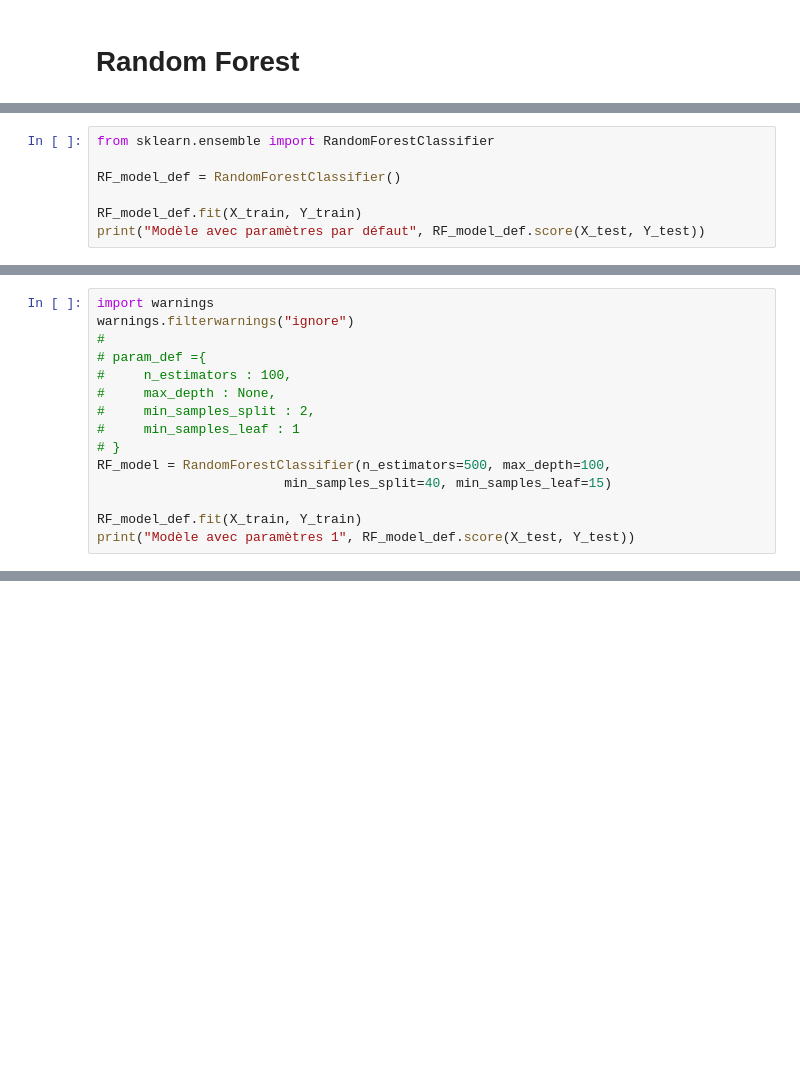
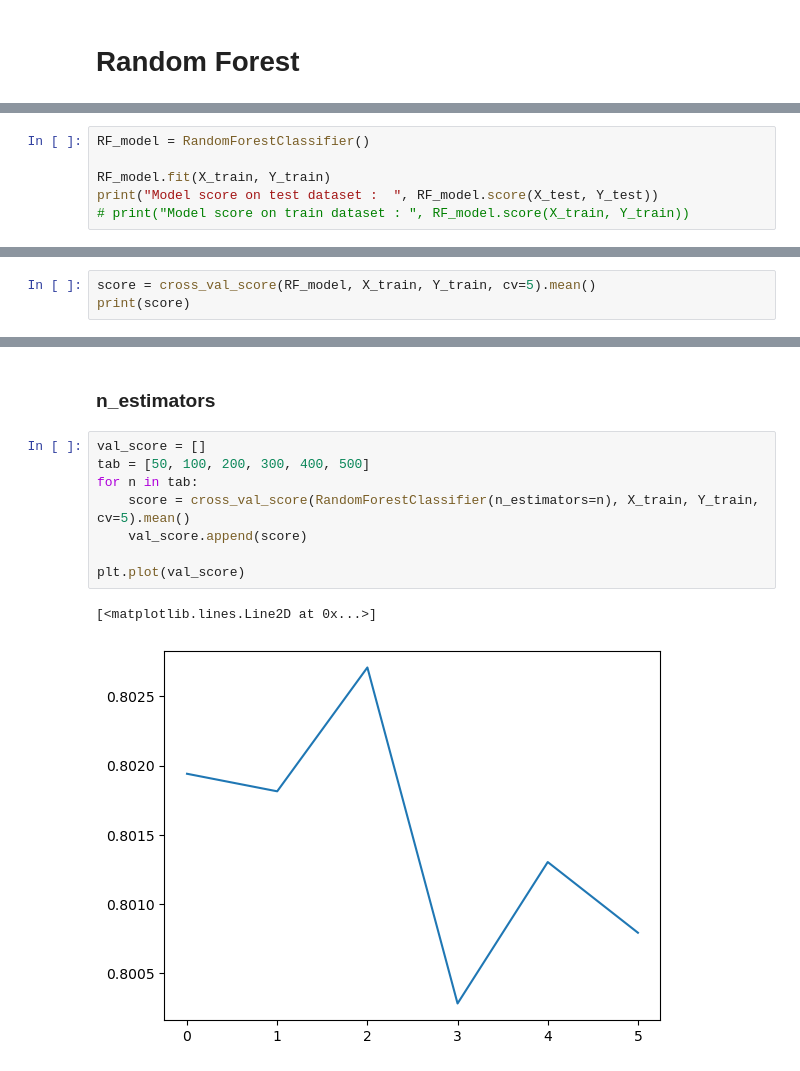
Before and after one commit to thomasclgnt/AS, a Jupyter notebook: RandomForest.ipynb, the cells around one changed output, grey strips where cells are left out. Saved outputs shown, nothing was run; the diff lists cells and outputs as text; blank space fills up the shorter version.

Commit message:
SVM et Random Forest Terminé

```diff
--- a/RandomForest.ipynb
+++ b/RandomForest.ipynb
@@ -37,7 +41,0 @@ X_train = scaler.fit_transform(X_train)
-# %%
-from sklearn.ensemble import RandomForestClassifier
-
-RF_model_def = RandomForestClassifier()
-
-RF_model_def.fit(X_train, Y_train)
-print("Modèle avec paramètres par défaut", RF_model_def.score(X_test, Y_test))
@@ -65,15 +41,0 @@ Paramètres défaut : param_def ={
-# %%
-import warnings
-warnings.filterwarnings("ignore")
-#
-# param_def ={
-#     n_estimators : 100,
-#     max_depth : None,
-#     min_samples_split : 2,
-#     min_samples_leaf : 1
-# }
-RF_model = RandomForestClassifier(n_estimators=500, max_depth=100,
-                        min_samples_split=40, min_samples_leaf=15)
-
-RF_model_def.fit(X_train, Y_train)
-print("Modèle avec paramètres 1", RF_model_def.score(X_test, Y_test))
@@ -106,0 +42,6 @@ print(grid.best_params_)
+# %%
+RF_model = RandomForestClassifier()
+
+RF_model.fit(X_train, Y_train)
+print("Model score on test dataset :  ", RF_model.score(X_test, Y_test))
+# print("Model score on train dataset : ", RF_model.score(X_train, Y_train))
@@ -106,0 +60,3 @@ print(grid.best_params_)
+# %%
+score = cross_val_score(RF_model, X_train, Y_train, cv=5).mean()
+print(score)
@@ -106,0 +80,13 @@ print(grid.best_params_)
+# %% [markdown]
+### n_estimators
+# %%
+val_score = []
+tab = [50, 100, 200, 300, 400, 500]
+for n in tab:
+    score = cross_val_score(RandomForestClassifier(n_estimators=n), X_train, Y_train, cv=5).mean()
+    val_score.append(score)
+
+plt.plot(val_score)
+# %% [output]
+[<matplotlib.lines.Line2D at 0x...>]
+[figure, added]
```
Also changed, not shown: parts of 60 cells of this notebook, 3 other files.
